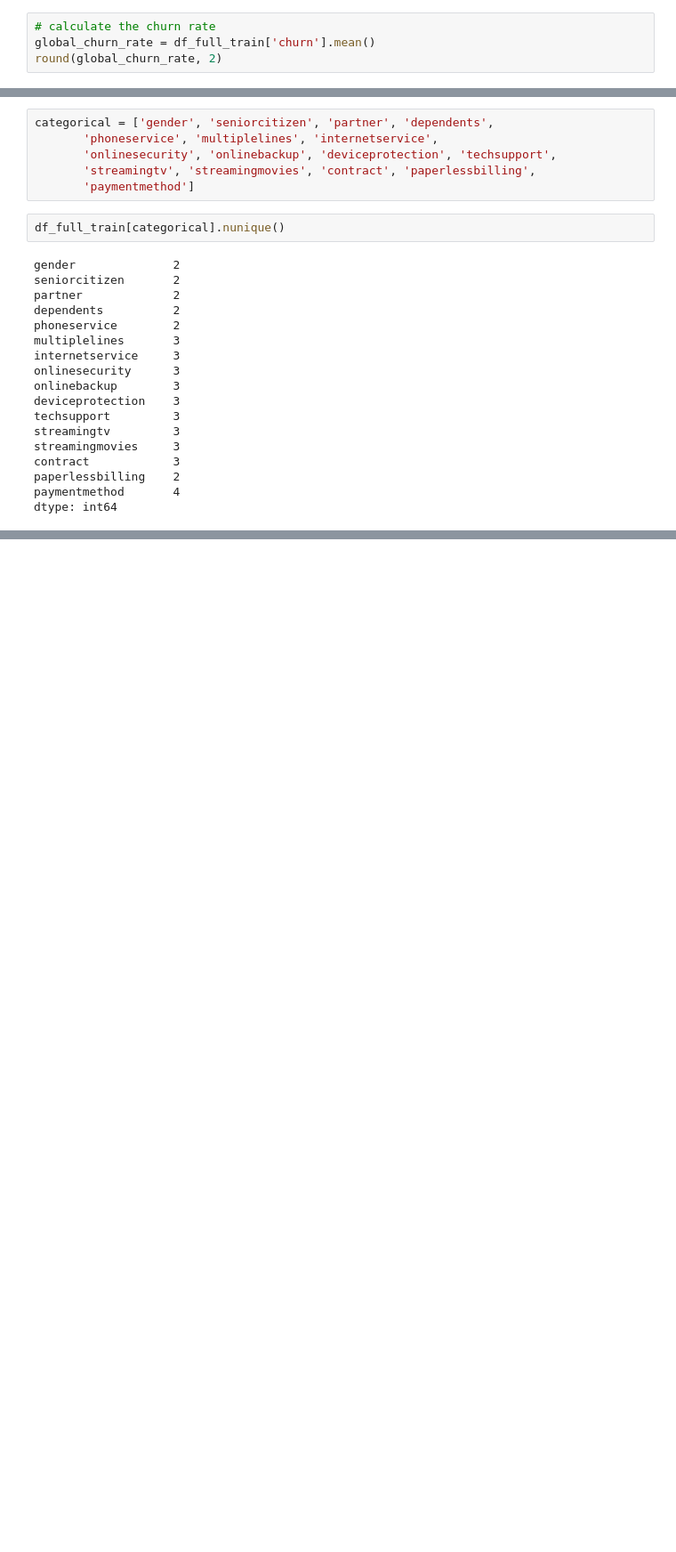
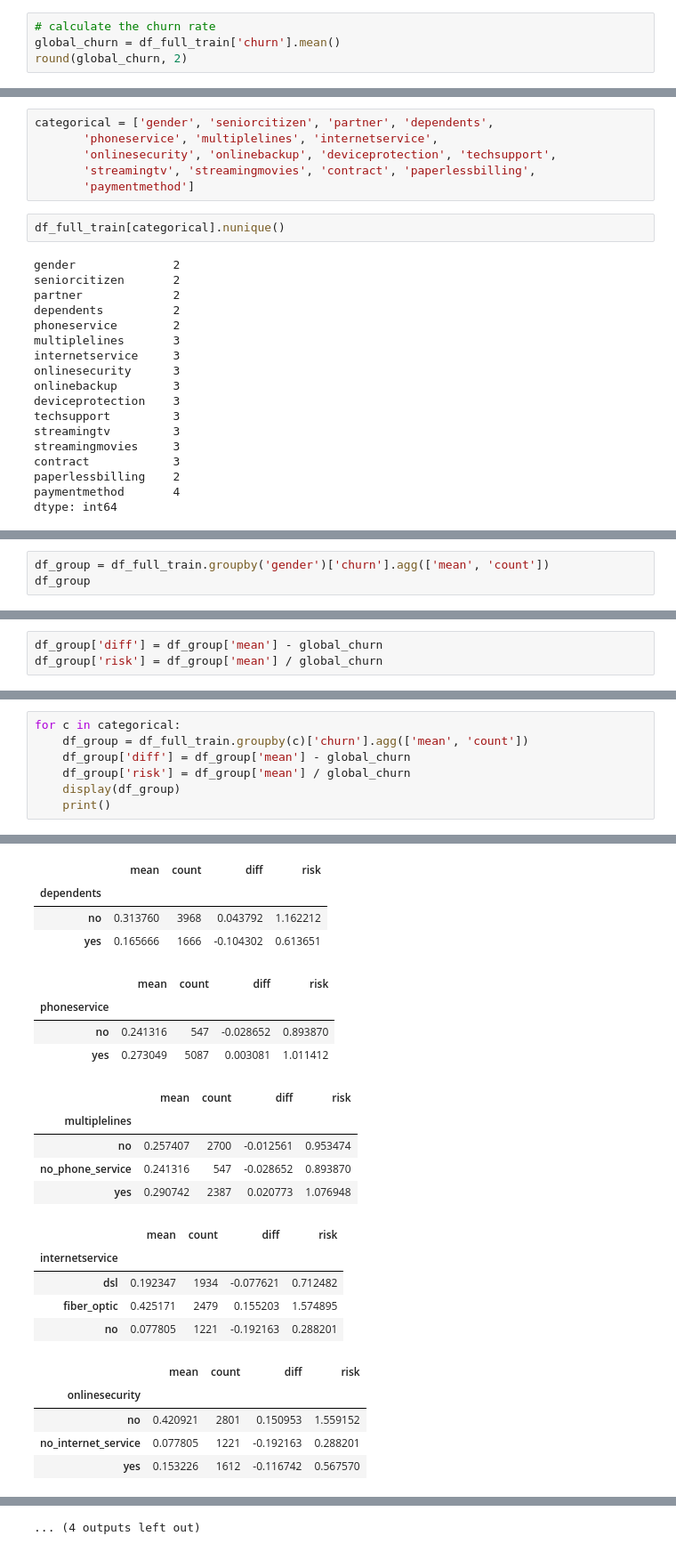
Before and after one commit to SiamakMushakhian/MLOps, a Jupyter notebook: 04. Telco Customer Churn Classification Project.ipynb, the cells around one changed output, grey strips where cells are left out. Shown: that part at 89% size. Saved outputs shown, nothing was run; the diff lists cells and outputs as text; blank space fills up the shorter version.

Commit message:
Doing exploratory data analysis for telco customer churn classification

```diff
--- a/04. Telco Customer Churn Classification Project.ipynb
+++ b/04. Telco Customer Churn Classification Project.ipynb
@@ -197,8 +210,8 @@ df_full_train['churn'].value_counts(normalize=True) # Return proportions rather
 Name: churn, dtype: float64
 # %%
 # calculate the churn rate
-global_churn_rate = df_full_train['churn'].mean()
-round(global_churn_rate, 2)
+global_churn = df_full_train['churn'].mean()
+round(global_churn, 2)
 # %% [output]
 0.27
 # %%
@@ -264,0 +338,3 @@ dtype: int64
+# %%
+df_group = df_full_train.groupby('gender')['churn'].agg(['mean', 'count'])
+df_group
@@ -264,0 +346,3 @@ dtype: int64
+# %%
+df_group['diff'] = df_group['mean'] - global_churn
+df_group['risk'] = df_group['mean'] / global_churn
@@ -264,0 +358,8 @@ dtype: int64
+# %%
+for c in categorical:
+    df_group = df_full_train.groupby(c)['churn'].agg(['mean', 'count'])
+    df_group['diff'] = df_group['mean'] - global_churn
+    df_group['risk'] = df_group['mean'] / global_churn
+    display(df_group)
+    print()
+# %% [output]
@@ -264,0 +378,23 @@ dtype: int64
+|  | mean | count | diff | risk |
+| dependents |  |  |  |  |
+| no | 0.313760 | 3968 | 0.043792 | 1.162212 |
+| yes | 0.165666 | 1666 | -0.104302 | 0.613651 |
+|  | mean | count | diff | risk |
+| phoneservice |  |  |  |  |
+| no | 0.241316 | 547 | -0.028652 | 0.893870 |
+| yes | 0.273049 | 5087 | 0.003081 | 1.011412 |
+|  | mean | count | diff | risk |
+| multiplelines |  |  |  |  |
+| no | 0.257407 | 2700 | -0.012561 | 0.953474 |
+| no_phone_service | 0.241316 | 547 | -0.028652 | 0.893870 |
+| yes | 0.290742 | 2387 | 0.020773 | 1.076948 |
+|  | mean | count | diff | risk |
+| internetservice |  |  |  |  |
+| dsl | 0.192347 | 1934 | -0.077621 | 0.712482 |
+| fiber_optic | 0.425171 | 2479 | 0.155203 | 1.574895 |
+| no | 0.077805 | 1221 | -0.192163 | 0.288201 |
+|  | mean | count | diff | risk |
+| onlinesecurity |  |  |  |  |
+| no | 0.420921 | 2801 | 0.150953 | 1.559152 |
+| no_internet_service | 0.077805 | 1221 | -0.192163 | 0.288201 |
+| yes | 0.153226 | 1612 | -0.116742 | 0.567570 |
@@ -264,0 +421 @@ dtype: int64
+... (4 outputs left out)
```
Also changed, not shown: parts of 46 cells of this notebook.
